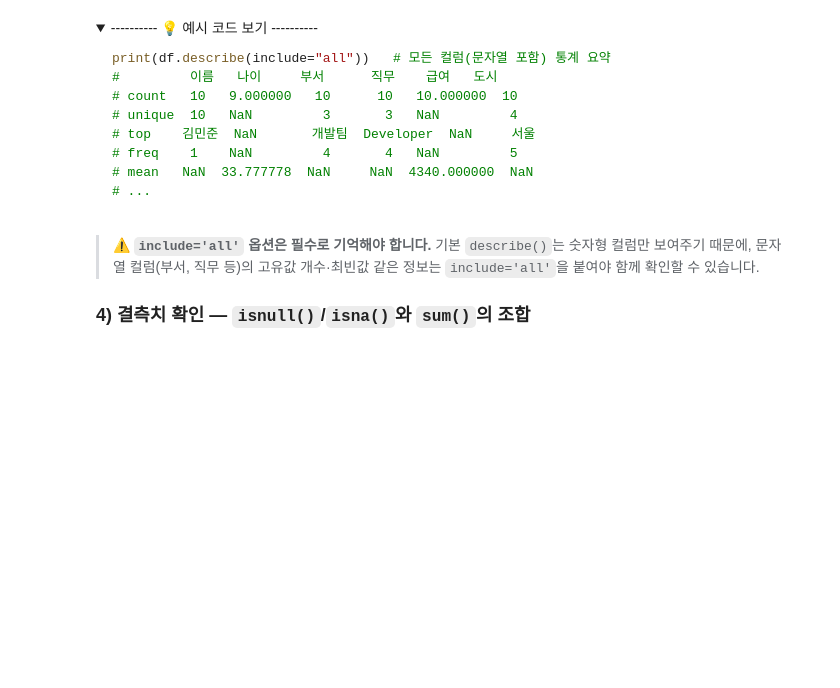
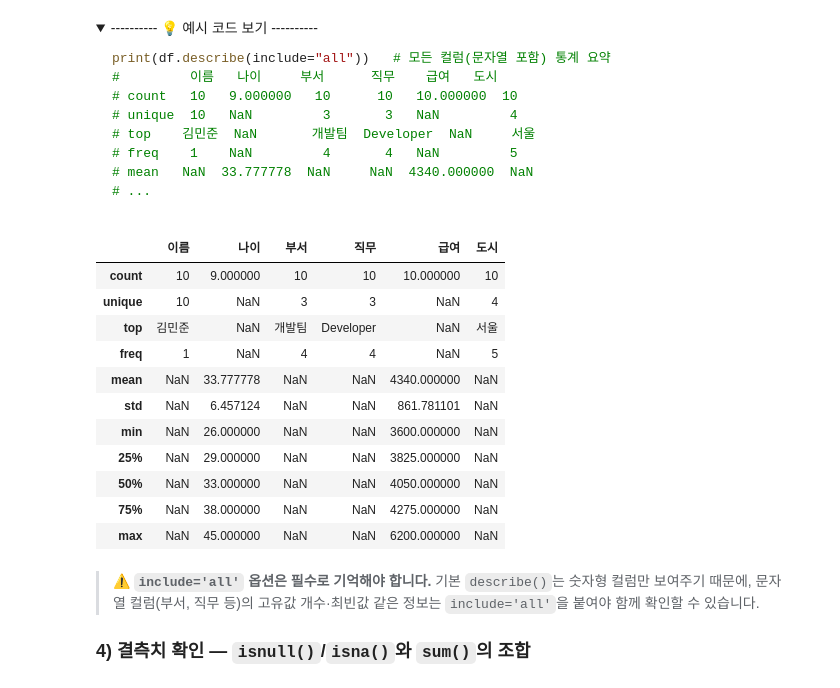
Before and after one commit to qnrPwjd/EST_AI_Challengers_Code, a Jupyter notebook: Week2/CH07_EDA_기술통계분석.ipynb, the cells around one changed output. Drawn from its saved outputs; the diff is of its cells as text; code cells hidden in the pictures; folded sections open; blank space fills up the shorter version.

```diff
--- a/Week2/CH07_EDA_기술통계분석.ipynb
+++ b/Week2/CH07_EDA_기술통계분석.ipynb
@@ -165,8 +245,21 @@ print(df.describe(include="all"))   # 모든 컬럼(문자열 포함) 통계 요
 # %%
 # 모든 컬럼(문자열 포함) 통계 요약
 
 
-print(df.describe(include="all"))
+df.describe(include="all")
+# %% [output]
+|  | 이름 | 나이 | 부서 | 직무 | 급여 | 도시 |
+| count | 10 | 9.000000 | 10 | 10 | 10.000000 | 10 |
+| unique | 10 | NaN | 3 | 3 | NaN | 4 |
+| top | 김민준 | NaN | 개발팀 | Developer | NaN | 서울 |
+| freq | 1 | NaN | 4 | 4 | NaN | 5 |
+| mean | NaN | 33.777778 | NaN | NaN | 4340.000000 | NaN |
+| std | NaN | 6.457124 | NaN | NaN | 861.781101 | NaN |
+| min | NaN | 26.000000 | NaN | NaN | 3600.000000 | NaN |
+| 25% | NaN | 29.000000 | NaN | NaN | 3825.000000 | NaN |
+| 50% | NaN | 33.000000 | NaN | NaN | 4050.000000 | NaN |
+| 75% | NaN | 38.000000 | NaN | NaN | 4275.000000 | NaN |
+| max | NaN | 45.000000 | NaN | NaN | 6200.000000 | NaN |
 # %% [markdown]
 > ⚠️ **`include='all'` 옵션은 필수로 기억해야 합니다.** 기본 `describe()`는 숫자형 컬럼만 보여주기 때문에, 문자열 컬럼(부서, 직무 등)의 고유값 개수·최빈값 같은 정보는 `include='all'`을 붙여야 함께 확인할 수 있습니다.
 
```
Also changed, not shown: parts of 79 cells of this notebook, 1 other file.
